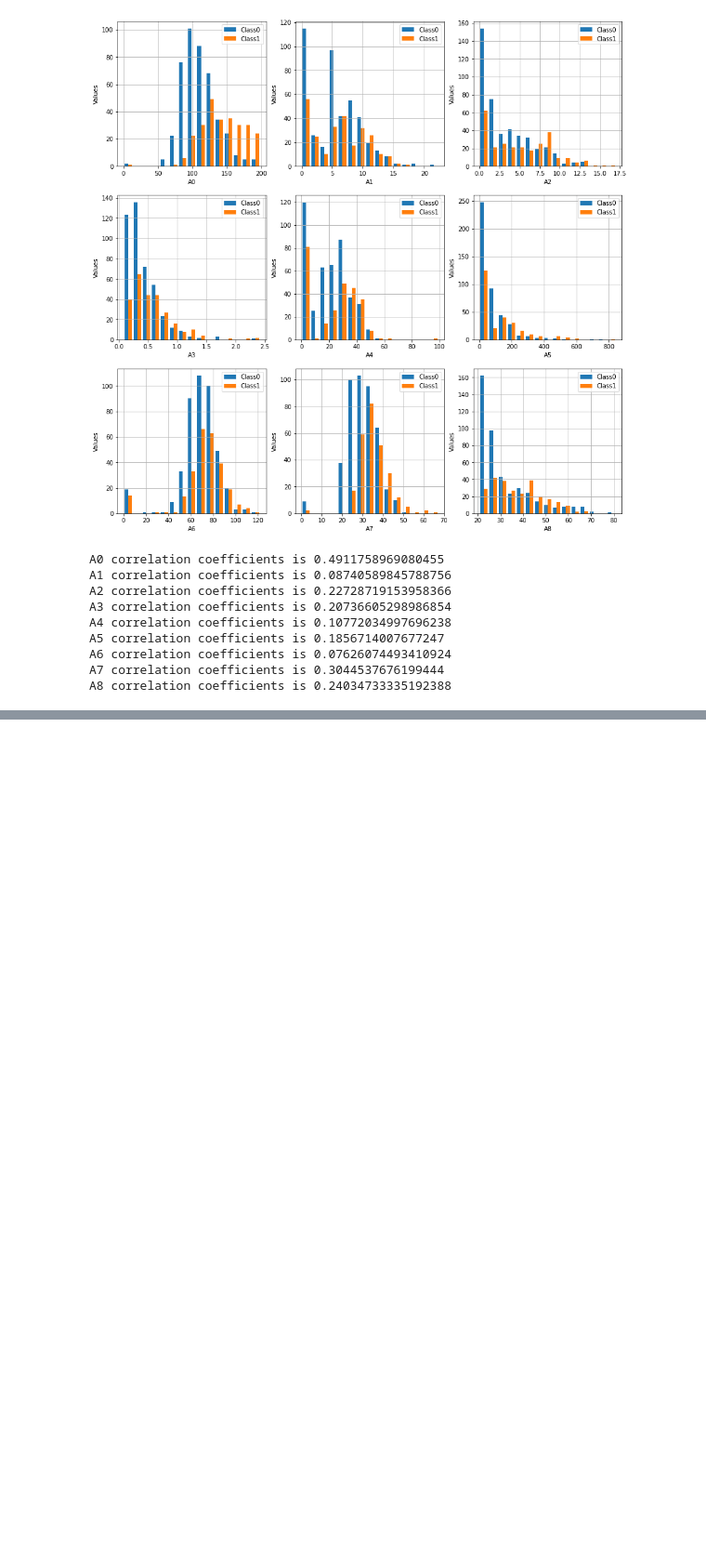
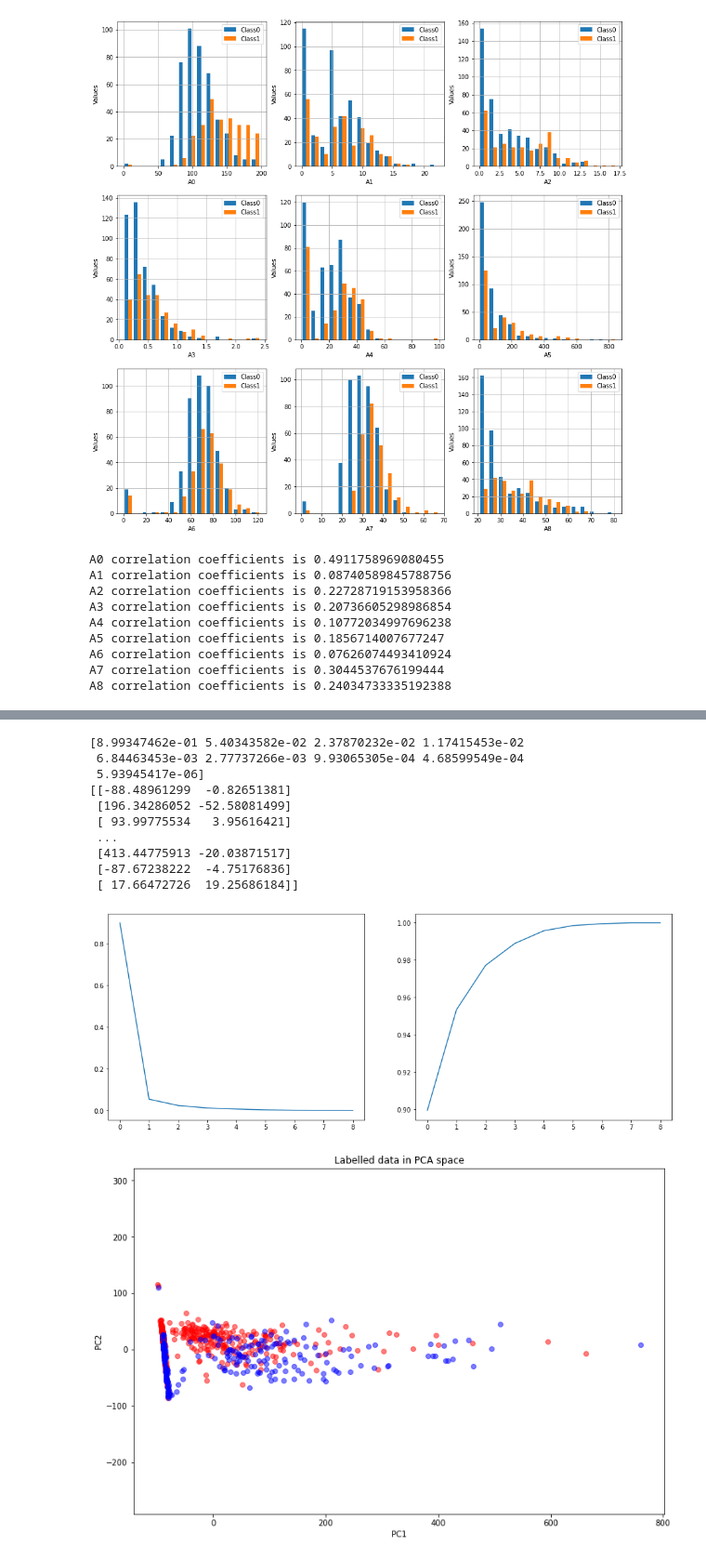
Before and after one commit to MrTooOldDriver/UoE-IAML-Coursework, a Jupyter notebook: Coursework2/coursework2.ipynb, the cells around one changed output, grey strips where cells are left out. Shown: that part at 93% size. Cells and saved outputs as stored; diff of their text form; code cells hidden in the pictures; blank space fills up the shorter version.

```diff
--- a/Coursework2/coursework2.ipynb
+++ b/Coursework2/coursework2.ipynb
@@ -72,0 +98,61 @@ A8 correlation coefficients is 0.24034733335192388
+# %%
+#Q1.5
+pca = PCA().fit(Xtrn)
+explained_ratio = pca.explained_variance_ratio_
+print(explained_ratio)
+fig, ax = plt.subplots(1,2, figsize = (16,6))
+#TODO check graph type
+ax[0].plot(explained_ratio)
+# ax[0].xlabel('number of components')
+# ax[0].ylabel('cumulative explained variance')
+
+ax[1].plot(np.cumsum(explained_ratio)/ np.sum(explained_ratio))
+
+pca_2d = PCA(n_components=2).fit_transform(Xtrn)
+print(pca_2d)
+pca_2d_class0 = []
+pca_2d_class1 = []
+for i in range(len(pca_2d)):
+    if Ytrn[i] == 0:
+        pca_2d_class0.append(pca_2d[i])
+    elif Ytrn[i] == 1:
+        pca_2d_class1.append(pca_2d[i])
+    else:
+        print("Unexpected class {0}".format(Ytrn[i]))
+
+plt.figure(figsize=(12,8))
+plt.scatter(x=[point[0] for point in pca_2d_class0], y=[point[1] for point in pca_2d_class0], c='red', alpha=0.5)
+plt.scatter(x=[point[0] for point in pca_2d_class1], y=[point[1] for point in pca_2d_class1], c='blue', alpha=0.5)
+plt.axis('equal')
+plt.title('Labelled data in PCA space')
+plt.xlabel('PC1')
+plt.ylabel('PC2')
+top_plot = plt.gca()
+plt.show()
+
+
+pc1 = [point[0] for point in pca_2d]
+pc2 = [point[1] for point in pca_2d]
+pc1_r = []
+pc2_r = []
+labels = []
+for i in range(len(Xtrn[0])):
+    x_ith_feature_array = [elem[i] for elem in Xtrn]
+    pc1_r.append(scipy.stats.pearsonr(x_ith_feature_array, pc1)[0])
+    pc2_r.append(scipy.stats.pearsonr(x_ith_feature_array, pc2)[0])
+    labels.append('A{0}'.format(i))
+pca_correlation_coefficient = pd.DataFrame(data=[pc1_r,pc2_r], columns=labels, index=['PC1', 'PC2'])
+pca_correlation_coefficient
+# %% [output]
+[8.99347462e-01 5.40343582e-02 2.37870232e-02 1.17415453e-02
+ 6.84463453e-03 2.77737266e-03 9.93065305e-04 4.68599549e-04
+ 5.93945417e-06]
+[[-88.48961299  -0.82651381]
+ [196.34286052 -52.58081499]
+ [ 93.99775534   3.95616421]
+ ...
+ [413.44775913 -20.03871517]
+ [-87.67238222  -4.75176836]
+ [ 17.66472726  19.25686184]]
+[figure, added]
+[figure, added]
```
Also changed, not shown: parts of 5 cells of this notebook.
